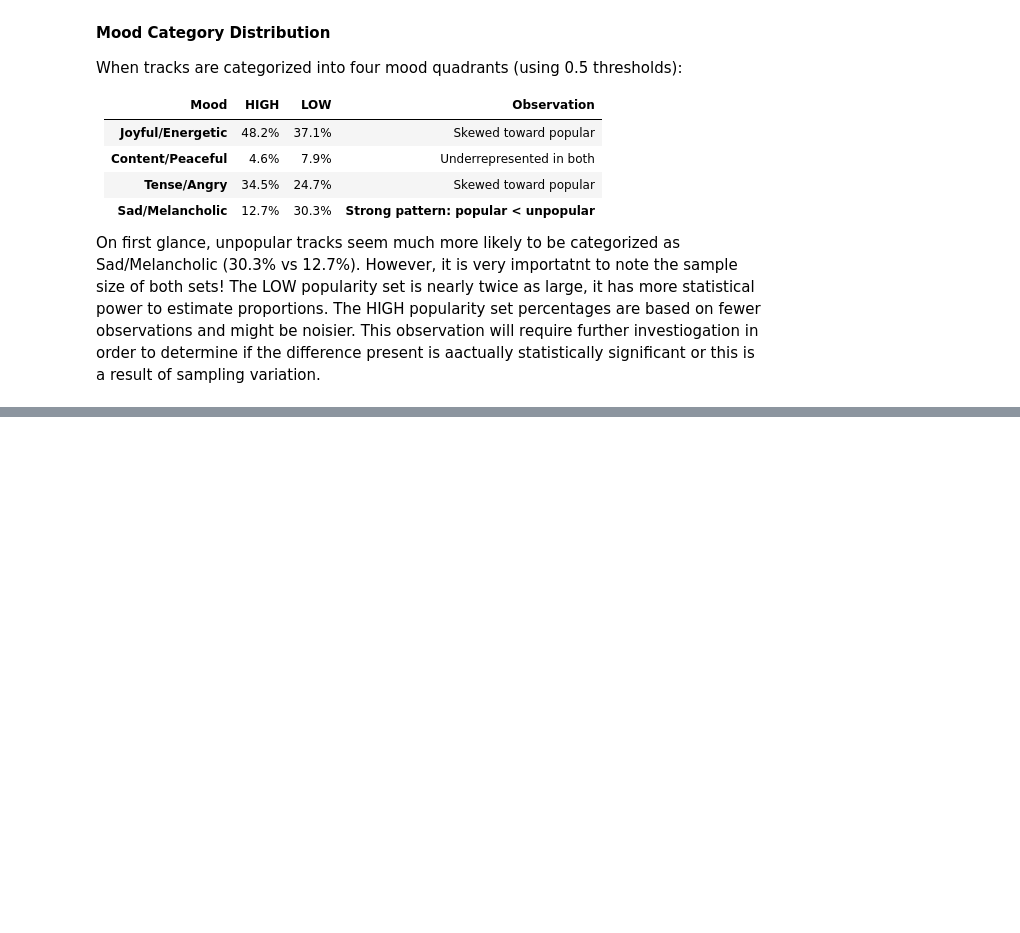
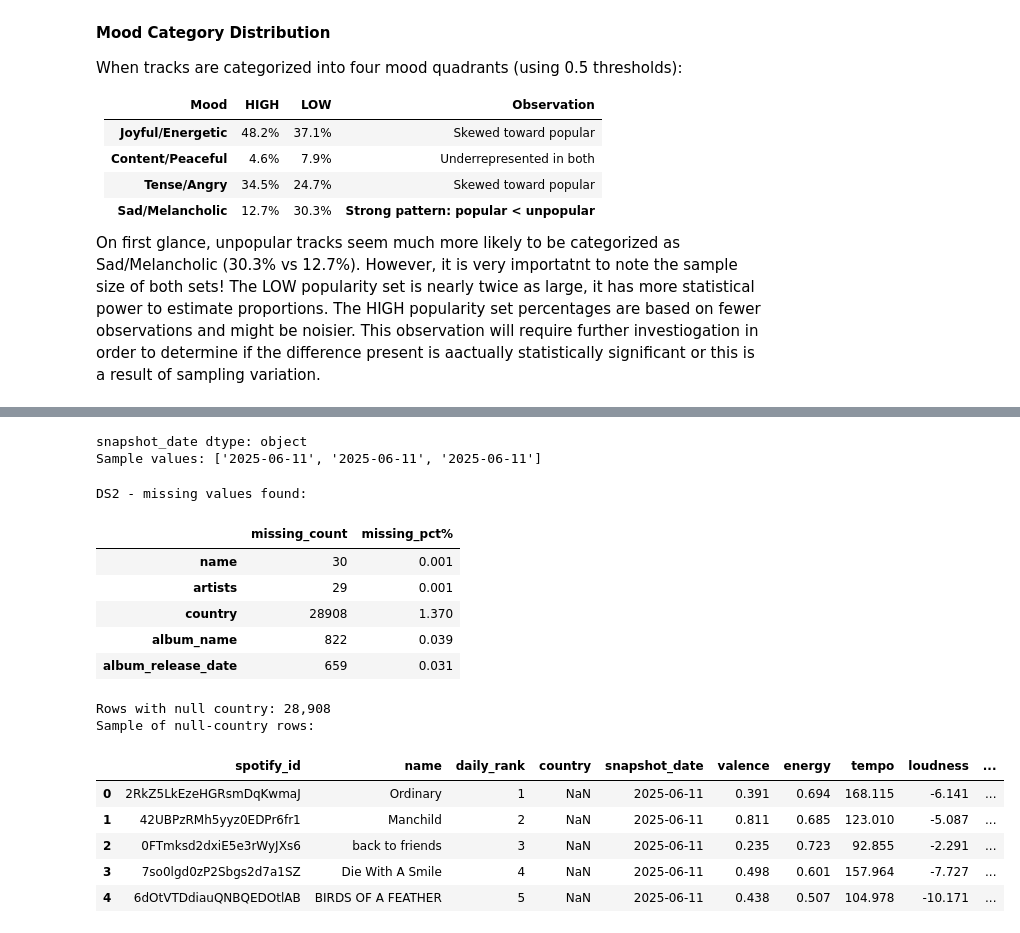
Before and after one commit to crystal-wolfer/AI-ML26-C02-music-mood-analysis, a Jupyter notebook: notebooks/01-data analysis and cleanup.ipynb, the cells around one changed output, grey strips where cells are left out. Saved outputs shown, nothing was run; the diff lists cells and outputs as text; code cells hidden in the pictures; blank space fills up the shorter version.

```diff
--- a/notebooks/01-data analysis and cleanup.ipynb
+++ b/notebooks/01-data analysis and cleanup.ipynb
@@ -248,18 +234,7 @@ COMPARISON: Mood profile on both sets
 # %%
 #Missing values probe
-def missing_audit(df, name):
-    missing = df.isnull().sum()
-    pct = (missing / len(df) * 100).round(3)
-    report = pd.DataFrame({"missing_count": missing, "missing_pct%": pct})
-    result = report[report.missing_count > 0]
-    if result.empty:
-        print(f"{name}: no missing values")
-    else:
-        print(f"{name} - missing values found:")
-        display(result)
-
 missing_audit(df_high, "HIGH set")
-missing_audit(df_low,  "LOW set")
+missing_audit(df_low, "LOW set")
 # %% [output]
 HIGH set - missing values found:
 |  | missing_count | missing_pct% |
@@ -342,0 +359,33 @@ On first glance, unpopular tracks seem much more likely to be categorized as Sad
+# %%
+# snapshot_date validation as it shows as dtype = object
+print("snapshot_date dtype:", ds2["snapshot_date"].dtype)
+print("Sample values:", ds2["snapshot_date"].head(3).tolist())
+
+#This needs to be noted down for the cleaning part as the snapshot_date might need to be converted to dtype datetime!
+# %% [output]
+snapshot_date dtype: object
+Sample values: ['2025-06-11', '2025-06-11', '2025-06-11']
+# %%
+#Check for missing values - adding additional validation
+missing_audit(ds2, "DS2")
+
+null_country_rows = ds2[ds2["country"].isnull()]
+print(f"Rows with null country: {len(null_country_rows):,}")
+print("Sample of null-country rows:")
+display(null_country_rows[["spotify_id", "name", "daily_rank", "country", "snapshot_date", "valence", "energy", "tempo", "loudness", "danceability"]].head(5))
+# %% [output]
+DS2 - missing values found:
+|  | missing_count | missing_pct% |
+| name | 30 | 0.001 |
+| artists | 29 | 0.001 |
+| country | 28908 | 1.370 |
+| album_name | 822 | 0.039 |
+| album_release_date | 659 | 0.031 |
+Rows with null country: 28,908
+Sample of null-country rows:
+|  | spotify_id | name | daily_rank | country | snapshot_date | valence | energy | tempo | loudness | ... |
+| 0 | 2RkZ5LkEzeHGRsmDqKwmaJ | Ordinary | 1 | NaN | 2025-06-11 | 0.391 | 0.694 | 168.115 | -6.141 | ... |
+| 1 | 42UBPzRMh5yyz0EDPr6fr1 | Manchild | 2 | NaN | 2025-06-11 | 0.811 | 0.685 | 123.010 | -5.087 | ... |
+| 2 | 0FTmksd2dxiE5e3rWyJXs6 | back to friends | 3 | NaN | 2025-06-11 | 0.235 | 0.723 | 92.855 | -2.291 | ... |
+| 3 | 7so0lgd0zP2Sbgs2d7a1SZ | Die With A Smile | 4 | NaN | 2025-06-11 | 0.498 | 0.601 | 157.964 | -7.727 | ... |
+| 4 | 6dOtVTDdiauQNBQEDOtlAB | BIRDS OF A FEATHER | 5 | NaN | 2025-06-11 | 0.438 | 0.507 | 104.978 | -10.171 | ... |
```
Also changed, not shown: parts of 10 cells of this notebook, 1 other file.
